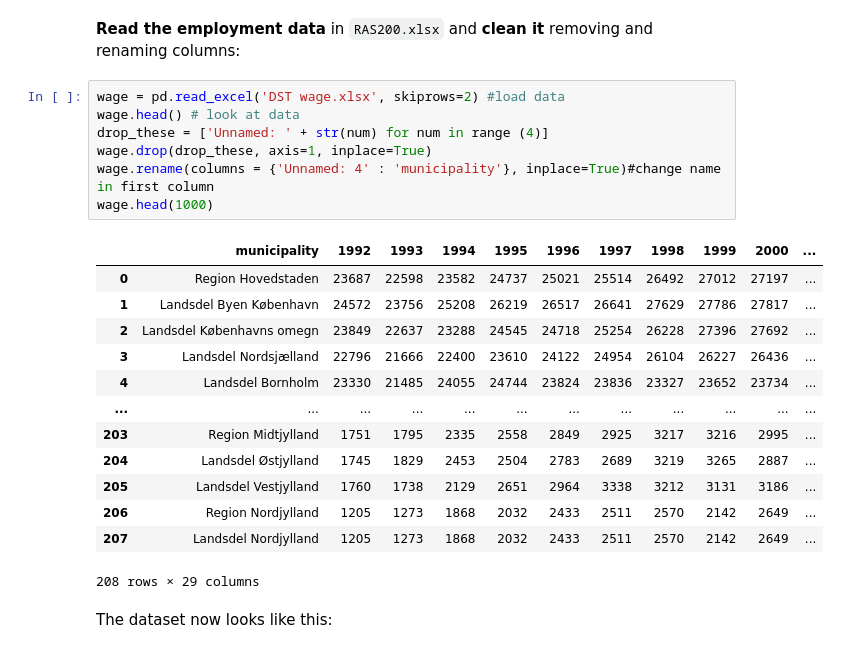
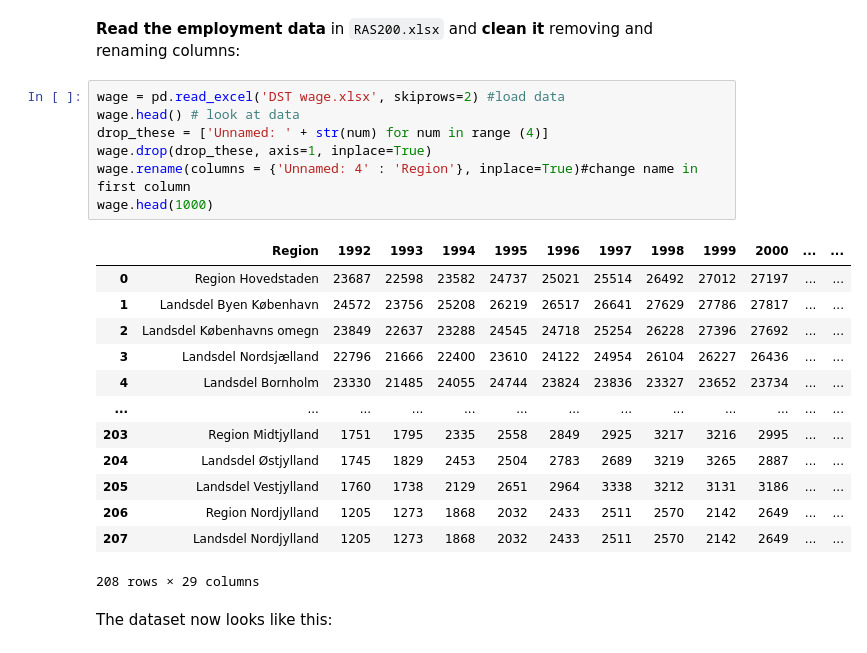
Before and after one commit to AskerNC/projects-2021-stressfaktoren, a Jupyter notebook: dataproject/dataproject.ipynb, the cells around one changed output. Drawn from its saved outputs; the diff is of its cells as text.

```diff
--- a/dataproject/dataproject.ipynb
+++ b/dataproject/dataproject.ipynb
@@ -35,23 +33,23 @@ ModuleNotFoundError: No module named 'pydst'
 # %%
 wage = pd.read_excel('DST wage.xlsx', skiprows=2) #load data
 wage.head() # look at data
 drop_these = ['Unnamed: ' + str(num) for num in range (4)]
 wage.drop(drop_these, axis=1, inplace=True)
-wage.rename(columns = {'Unnamed: 4' : 'municipality'}, inplace=True)#change name in first column
+wage.rename(columns = {'Unnamed: 4' : 'Region'}, inplace=True)#change name in first column
 wage.head(1000)
 # %% [output]
-|  | municipality | 1992 | 1993 | 1994 | 1995 | 1996 | 1997 | 1998 | 1999 | 2000 | ... |
-| 0 | Region Hovedstaden | 23687 | 22598 | 23582 | 24737 | 25021 | 25514 | 26492 | 27012 | 27197 | ... |
-| 1 | Landsdel Byen København | 24572 | 23756 | 25208 | 26219 | 26517 | 26641 | 27629 | 27786 | 27817 | ... |
-| 2 | Landsdel Københavns omegn | 23849 | 22637 | 23288 | 24545 | 24718 | 25254 | 26228 | 27396 | 27692 | ... |
-| 3 | Landsdel Nordsjælland | 22796 | 21666 | 22400 | 23610 | 24122 | 24954 | 26104 | 26227 | 26436 | ... |
-| 4 | Landsdel Bornholm | 23330 | 21485 | 24055 | 24744 | 23824 | 23836 | 23327 | 23652 | 23734 | ... |
-| ... | ... | ... | ... | ... | ... | ... | ... | ... | ... | ... | ... |
-| 203 | Region Midtjylland | 1751 | 1795 | 2335 | 2558 | 2849 | 2925 | 3217 | 3216 | 2995 | ... |
-| 204 | Landsdel Østjylland | 1745 | 1829 | 2453 | 2504 | 2783 | 2689 | 3219 | 3265 | 2887 | ... |
-| 205 | Landsdel Vestjylland | 1760 | 1738 | 2129 | 2651 | 2964 | 3338 | 3212 | 3131 | 3186 | ... |
-| 206 | Region Nordjylland | 1205 | 1273 | 1868 | 2032 | 2433 | 2511 | 2570 | 2142 | 2649 | ... |
-| 207 | Landsdel Nordjylland | 1205 | 1273 | 1868 | 2032 | 2433 | 2511 | 2570 | 2142 | 2649 | ... |
+|  | Region | 1992 | 1993 | 1994 | 1995 | 1996 | 1997 | 1998 | 1999 | 2000 | ... | ... |
+| 0 | Region Hovedstaden | 23687 | 22598 | 23582 | 24737 | 25021 | 25514 | 26492 | 27012 | 27197 | ... | ... |
+| 1 | Landsdel Byen København | 24572 | 23756 | 25208 | 26219 | 26517 | 26641 | 27629 | 27786 | 27817 | ... | ... |
+| 2 | Landsdel Københavns omegn | 23849 | 22637 | 23288 | 24545 | 24718 | 25254 | 26228 | 27396 | 27692 | ... | ... |
+| 3 | Landsdel Nordsjælland | 22796 | 21666 | 22400 | 23610 | 24122 | 24954 | 26104 | 26227 | 26436 | ... | ... |
+| 4 | Landsdel Bornholm | 23330 | 21485 | 24055 | 24744 | 23824 | 23836 | 23327 | 23652 | 23734 | ... | ... |
+| ... | ... | ... | ... | ... | ... | ... | ... | ... | ... | ... | ... | ... |
+| 203 | Region Midtjylland | 1751 | 1795 | 2335 | 2558 | 2849 | 2925 | 3217 | 3216 | 2995 | ... | ... |
+| 204 | Landsdel Østjylland | 1745 | 1829 | 2453 | 2504 | 2783 | 2689 | 3219 | 3265 | 2887 | ... | ... |
+| 205 | Landsdel Vestjylland | 1760 | 1738 | 2129 | 2651 | 2964 | 3338 | 3212 | 3131 | 3186 | ... | ... |
+| 206 | Region Nordjylland | 1205 | 1273 | 1868 | 2032 | 2433 | 2511 | 2570 | 2142 | 2649 | ... | ... |
+| 207 | Landsdel Nordjylland | 1205 | 1273 | 1868 | 2032 | 2433 | 2511 | 2570 | 2142 | 2649 | ... | ... |
 208 rows × 29 columns
 # %% [markdown]
 The dataset now looks like this:
```
Also changed, not shown: parts of 9 cells of this notebook.
